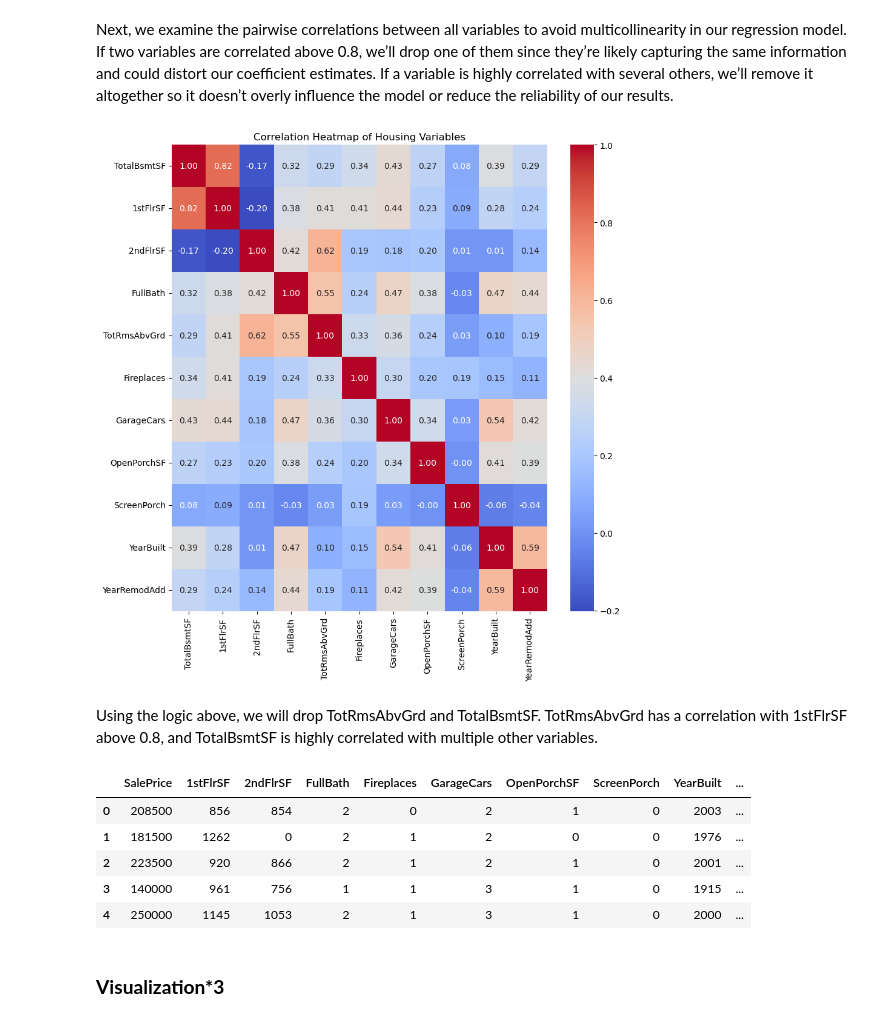
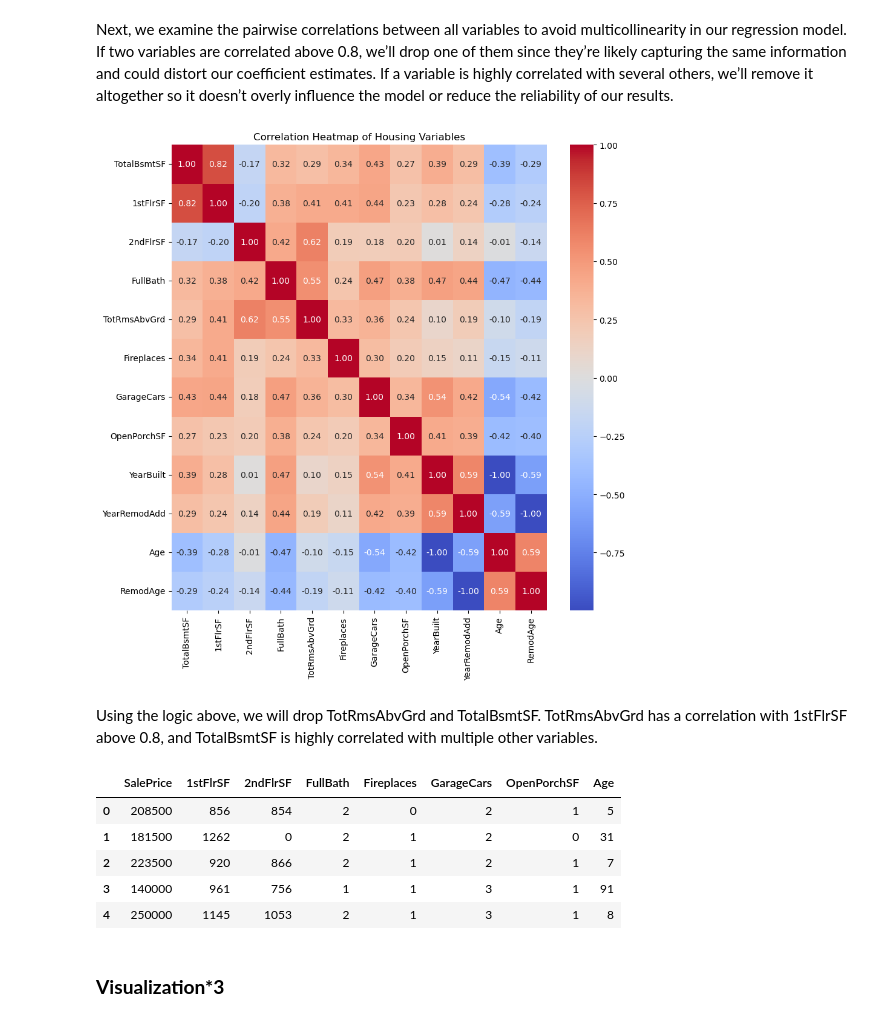
Before and after one commit to DylanWhitmire/Data110-Final-Project, a Jupyter notebook: Final.ipynb, the cells around one changed output. Cells and saved outputs as stored; diff of their text form; code cells hidden in the pictures.

```diff
--- a/Final.ipynb
+++ b/Final.ipynb
@@ -44,3 +44,7 @@ cleaned_housing.head(5)
 | 3 | 140000 | 9550 | 756 | 961 | 756 | 1 | 0 | 3 | 7 | ... |
 | 4 | 250000 | 14260 | 1145 | 1145 | 1053 | 2 | 1 | 4 | 9 | ... |
 5 rows × 22 columns
+# %%
+cleaned_housing['Age'] = cleaned_housing['YrSold'] - cleaned_housing['YearBuilt']
+cleaned_housing['RemodAge'] = cleaned_housing['YrSold'] - cleaned_housing['YearRemodAdd']
+cleaned_housing
@@ -62,5 +80,5 @@ plt.show()
 # %%
-cleaned_housing = cleaned_housing.drop(columns=['LotArea','HalfBath','BedroomAbvGr','WoodDeckSF','EnclosedPorch','3SsnPorch','PoolArea','CentralAir','PavedDrive','YrSold'])
+cleaned_housing = cleaned_housing.drop(columns=['LotArea','HalfBath','BedroomAbvGr','WoodDeckSF','EnclosedPorch', 'ScreenPorch', '3SsnPorch','PoolArea','CentralAir','PavedDrive','YrSold'])
 cleaned_housing.head(5)
 # %% [output]
 |  | SalePrice | TotalBsmtSF | 1stFlrSF | 2ndFlrSF | FullBath | TotRmsAbvGrd | Fireplaces | GarageCars | ... |
@@ -79,19 +97,19 @@ sns.heatmap(corr2, annot=True, cmap='coolwarm', fmt=".2f")
 plt.title('Correlation Heatmap of Housing Variables')
 plt.show()
 # %% [output]
-[figure, old version]
+[figure, new version]
 # %% [markdown]
 Using the logic above, we will drop TotRmsAbvGrd and TotalBsmtSF. TotRmsAbvGrd has a correlation with 1stFlrSF above 0.8, and TotalBsmtSF is highly correlated with multiple other variables.
 # %%
-cleaned_housing = cleaned_housing.drop(columns=['TotRmsAbvGrd','TotalBsmtSF'])
+cleaned_housing = cleaned_housing.drop(columns=['TotRmsAbvGrd','TotalBsmtSF', 'YearBuilt', 'YearRemodAdd', 'RemodAge'])
 cleaned_housing.head(5)
 # %% [output]
-|  | SalePrice | 1stFlrSF | 2ndFlrSF | FullBath | Fireplaces | GarageCars | OpenPorchSF | ScreenPorch | YearBuilt | ... |
-| 0 | 208500 | 856 | 854 | 2 | 0 | 2 | 1 | 0 | 2003 | ... |
-| 1 | 181500 | 1262 | 0 | 2 | 1 | 2 | 0 | 0 | 1976 | ... |
-| 2 | 223500 | 920 | 866 | 2 | 1 | 2 | 1 | 0 | 2001 | ... |
-| 3 | 140000 | 961 | 756 | 1 | 1 | 3 | 1 | 0 | 1915 | ... |
-| 4 | 250000 | 1145 | 1053 | 2 | 1 | 3 | 1 | 0 | 2000 | ... |
+|  | SalePrice | 1stFlrSF | 2ndFlrSF | FullBath | Fireplaces | GarageCars | OpenPorchSF | Age |
+| 0 | 208500 | 856 | 854 | 2 | 0 | 2 | 1 | 5 |
+| 1 | 181500 | 1262 | 0 | 2 | 1 | 2 | 0 | 31 |
+| 2 | 223500 | 920 | 866 | 2 | 1 | 2 | 1 | 7 |
+| 3 | 140000 | 961 | 756 | 1 | 1 | 3 | 1 | 91 |
+| 4 | 250000 | 1145 | 1053 | 2 | 1 | 3 | 1 | 8 |
 # %% [markdown]
 ### **Visualization*3**
 # %% [markdown]
```
Also changed, not shown: parts of 5 cells of this notebook.
